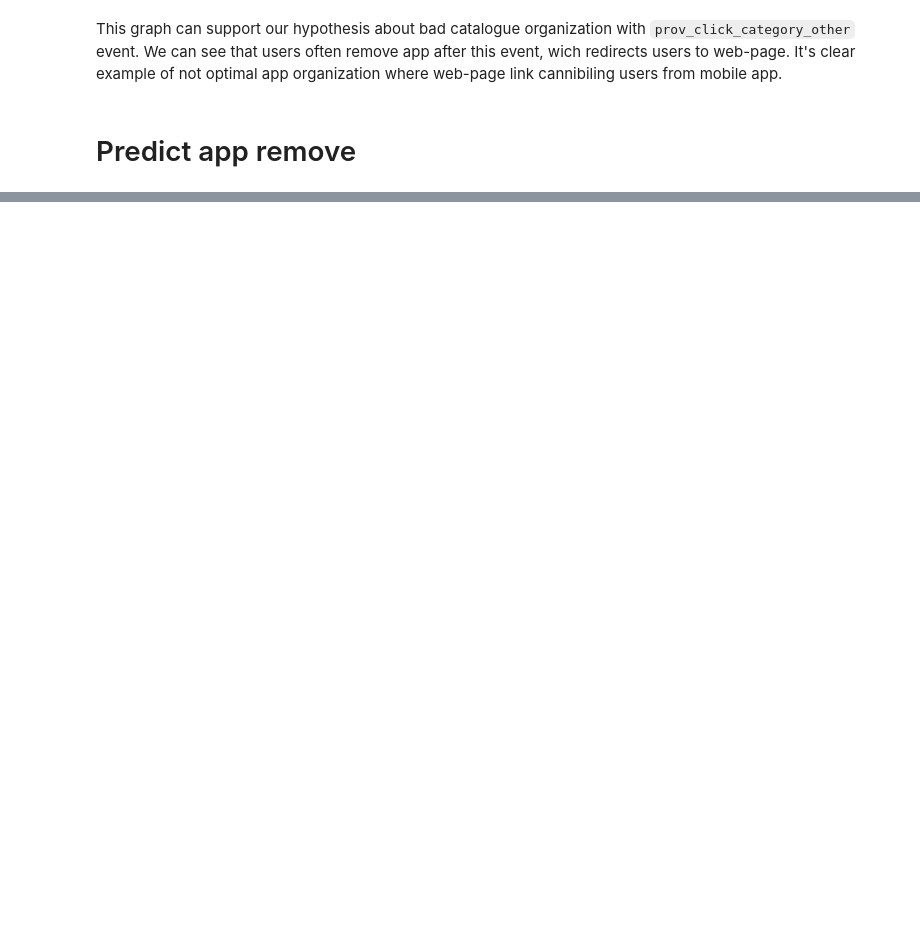
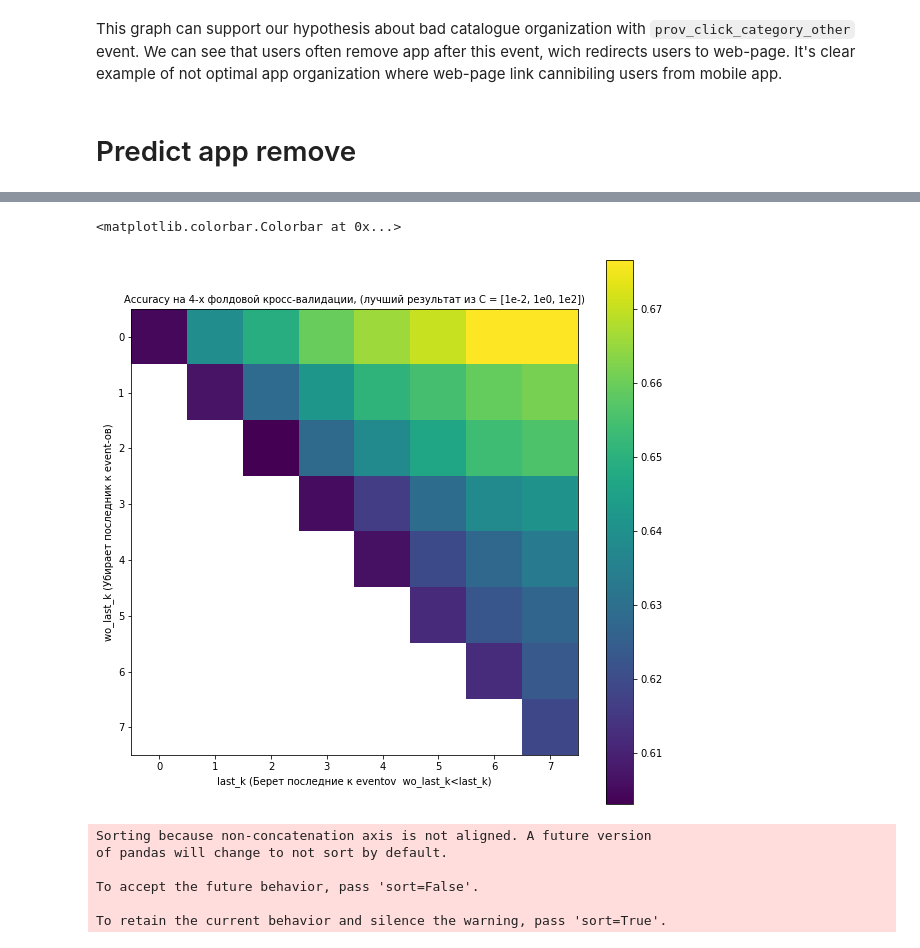
Before and after one commit to retentioneering/retentioneering-tools, a Jupyter notebook: examples/mobile-app-case.ipynb, the cells around one changed output, grey strips where cells are left out. Drawn from its saved outputs; the diff is of its cells as text; code cells hidden in the pictures; blank space fills up the shorter version.

```diff
--- a/examples/mobile-app-case.ipynb
+++ b/examples/mobile-app-case.ipynb
@@ -140,0 +202,41 @@ model.permutation_importance(features_test, target, thresh=0.6)
+# %%
+# # create model on train
+from sklearn.linear_model import LogisticRegressionCV
+from tqdm import tqdm
+res_matrix = {}
+# wo_last_k  - убирает последник к event-ов
+# last_k     - берет последние к eventov  wo_last_k<last_k
+
+for last_k in tqdm(range(1, 10)):
+    for wo_last_k in tqdm(range(1, last_k)):
+        model = data.retention.create_model(wo_last_k = wo_last_k,
+                                            last_k = last_k,
+                                            model_type = LogisticRegressionCV,
+                                            Cs = [0.01, 1, 100],
+                                            cv = 4,
+                                            tol = 1e-4,
+                                            max_iter = 500,
+                                            scoring='accuracy')
+
+        res_matrix[(last_k, wo_last_k)] = model.mod.scores_
+# %%
+df_results = {}
+for (k,v), val in res_matrix.items():
+    if k not in df_results:
+        df_results[k] = {}
+
+    df_results[k][v] = max(val[True].mean(axis = 0))
+
+df_results = pd.DataFrame(df_results)
+
+from matplotlib import pyplot as plt
+%matplotlib inline
+plt.figure(figsize = (10, 10))
+plt.title('Accuracy на 4-х фолдовой кросс-валидации, (лучший результат из C = [1e-2, 1e0, 1e2])', fontsize = 10)
+plt.imshow(df_results)
+plt.ylabel('wo_last_k (Убирает последник к event-ов)', fontsize = 10)
+plt.xlabel('last_k (Берет последние к eventov  wo_last_k<last_k)', fontsize = 10)
+plt.colorbar()
+# %% [output]
+<matplotlib.colorbar.Colorbar at 0x...>
+[figure, added]
@@ -140,0 +251,9 @@ model.permutation_importance(features_test, target, thresh=0.6)
+# %%
+data_with_sleeps = pd.concat([data_pref, data])
+# %% [output]
+Sorting because non-concatenation axis is not aligned. A future version
+of pandas will change to not sort by default.
+
+To accept the future behavior, pass 'sort=False'.
+
+To retain the current behavior and silence the warning, pass 'sort=True'.
```
Also changed, not shown: parts of 21 cells of this notebook, 32 other files.
